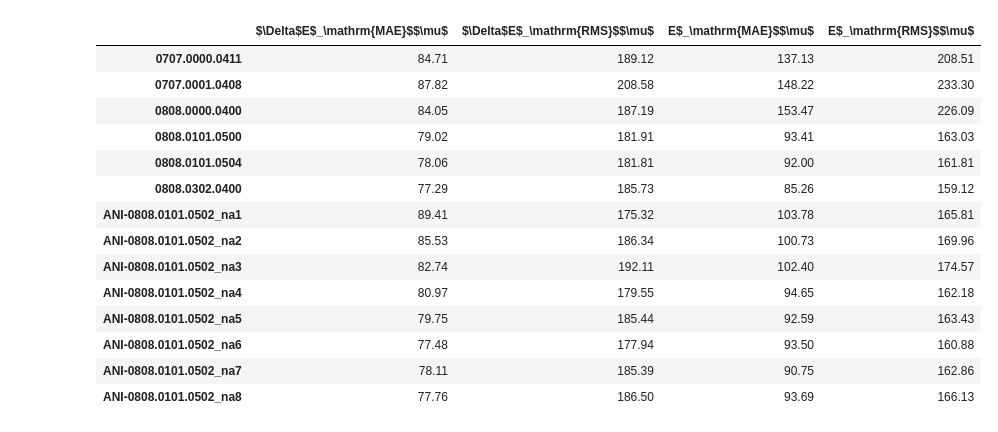
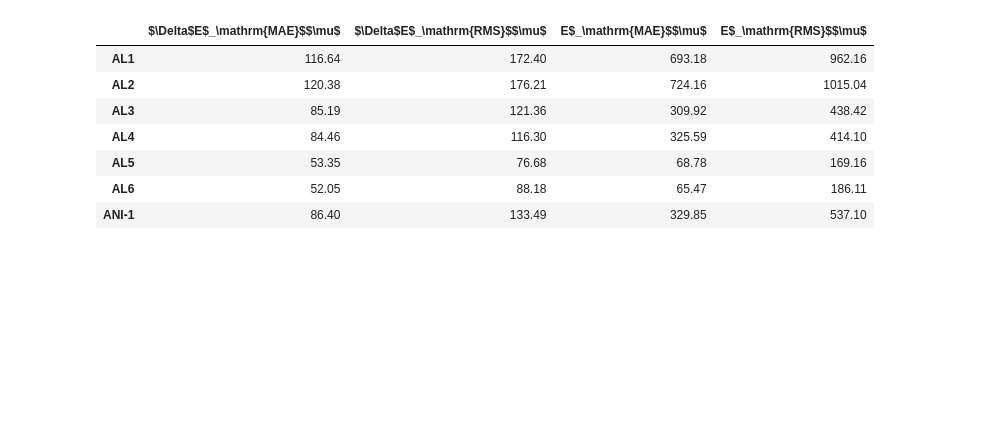
Before and after one commit to Jussmith01/ANI-Tools, a Jupyter notebook: notebooks/evaluate_tsdata.ipynb, the cells around one changed output. Cells and saved outputs as stored; diff of their text form; code cells hidden in the pictures; blank space fills up the shorter version.

```diff
--- a/notebooks/evaluate_tsdata.ipynb
+++ b/notebooks/evaluate_tsdata.ipynb
@@ -9,11 +9,11 @@ import matplotlib.pyplot as plt
 #import seaborn as sns
 pd.options.display.float_format = '{:.2f}'.format
 # %%
-#errdir = '/home/jujuman/Research/DataReductionMethods/model6r/error_compare/for_al_pub/'
+errdir = '/home/jujuman/Research/DataReductionMethods/model6r/error_compare/for_al_pub/'
 #errdir = '/home/jujuman/Research/DataReductionMethods/train_test/error_compare/'
-#tex_store = "/home/jujuman/Dropbox/ANAKIN-ME-RESEARCH/PUBLICATION-ActiveLearning/tables/AllTests_results_mean.tex"
-#xls_store = "/home/jujuman/Dropbox/ANAKIN-ME-RESEARCH/PUBLICATION-ActiveLearning/tables/AllTests_results_mean.xlsx"
-#tex_store = "/home/jujuman/Research/DataReductionMethods/train_test/tables/AllTests_results.tex"
+tex_store = "/home/jujuman/Dropbox/ANAKIN-ME-RESEARCH/PUBLICATION-ActiveLearning/tables/AllTests_results_mean.tex"
+xls_store = "/home/jujuman/Dropbox/ANAKIN-ME-RESEARCH/PUBLICATION-ActiveLearning/tables/AllTests_results_mean.xlsx"
+tex_store = "/home/jujuman/Research/DataReductionMethods/train_test/tables/AllTests_results.tex"
 
 #errdir = '/home/jujuman/Research/DataReductionMethods/model6r/error_compare/emax_compare/'
 #tex_store = "/home/jujuman/Dropbox/ANAKIN-ME-RESEARCH/PUBLICATION-ActiveLearning/tables/Emax_results_mean.tex"
@@ -21,19 +21,20 @@ pd.options.display.float_format = '{:.2f}'.format
 
 #errdir = '/home/jujuman/Research/DataReductionMethods/al_working_network/error_compare/'
 
-errdir = '/home/jujuman/Research/DataReductionMethods/train_test/error_compare/'
-tex_store = "/home/jujuman/Research/DataReductionMethods/al_working_network/tables/AllTests_results_mean.tex"
-xls_store = "/home/jujuman/Research/DataReductionMethods/al_working_network/tables/AllTests_results_mean.xlsx"
+#errdir = '/home/jujuman/Research/DataReductionMethods/train_test/error_compare/'
+#tex_store = "/home/jujuman/Research/DataReductionMethods/al_working_network/tables/AllTests_results_mean.tex"
+#xls_store = "/home/jujuman/Research/DataReductionMethods/al_working_network/tables/AllTests_results_mean.xlsx"
 
-#efiles = [errdir+f for f in os.listdir(errdir)]
-#tsname = ['DrugBank',
-#          'Tripeptide',
-#          'GDB07to09',
-#          'MDBenchmark',
-#          'GDB10to13',
-#          's66x8',
-#         ]
+efiles = [errdir+f for f in os.listdir(errdir)]
+tsname = ['DrugBank',
+          'Tripeptide',
+          'GDB07to09',
+          'MDBenchmark',
+          'GDB10to13',
+          's66x8',
+         ]
 
+'''
 efiles = [errdir+f for f in os.listdir(errdir)]
 tsname = ['GDB-07 (SFCl)',
           'GDB-08 (SFCl)',
@@ -46,6 +47,7 @@ tsname = ['GDB-07 (SFCl)',
           'GDB-10 (CHNO)',
           'GDB-11 (CHNO)',
          ]
+'''
 
 for i in efiles:
     print(i)
@@ -67,22 +62,15 @@ for i in efiles:
 # %%
 eed = aes.evaluate_ensemble_data(efiles)
-eed.get_totalerrorperatom_table(['GDB-10 (SFCl)','GDB-11 (SFCl)'])
+eed.get_totalerrorperatom_table(['DrugBank'])
 # %% [output]
 |  | $\Delta$E$_\mathrm{MAE}$$\mu$ | $\Delta$E$_\mathrm{RMS}$$\mu$ | E$_\mathrm{MAE}$$\mu$ | E$_\mathrm{RMS}$$\mu$ |
-| 0707.0000.0411 | 84.71 | 189.12 | 137.13 | 208.51 |
-| 0707.0001.0408 | 87.82 | 208.58 | 148.22 | 233.30 |
-| 0808.0000.0400 | 84.05 | 187.19 | 153.47 | 226.09 |
-| 0808.0101.0500 | 79.02 | 181.91 | 93.41 | 163.03 |
-| 0808.0101.0504 | 78.06 | 181.81 | 92.00 | 161.81 |
-| 0808.0302.0400 | 77.29 | 185.73 | 85.26 | 159.12 |
-| ANI-0808.0101.0502_na1 | 89.41 | 175.32 | 103.78 | 165.81 |
-| ANI-0808.0101.0502_na2 | 85.53 | 186.34 | 100.73 | 169.96 |
-| ANI-0808.0101.0502_na3 | 82.74 | 192.11 | 102.40 | 174.57 |
-| ANI-0808.0101.0502_na4 | 80.97 | 179.55 | 94.65 | 162.18 |
-| ANI-0808.0101.0502_na5 | 79.75 | 185.44 | 92.59 | 163.43 |
-| ANI-0808.0101.0502_na6 | 77.48 | 177.94 | 93.50 | 160.88 |
-| ANI-0808.0101.0502_na7 | 78.11 | 185.39 | 90.75 | 162.86 |
-| ANI-0808.0101.0502_na8 | 77.76 | 186.50 | 93.69 | 166.13 |
+| AL1 | 116.64 | 172.40 | 693.18 | 962.16 |
+| AL2 | 120.38 | 176.21 | 724.16 | 1015.04 |
+| AL3 | 85.19 | 121.36 | 309.92 | 438.42 |
+| AL4 | 84.46 | 116.30 | 325.59 | 414.10 |
+| AL5 | 53.35 | 76.68 | 68.78 | 169.16 |
+| AL6 | 52.05 | 88.18 | 65.47 | 186.11 |
+| ANI-1 | 86.40 | 133.49 | 329.85 | 537.10 |
 # %%
 #eed.get_ntwrk_error_table('0707.0001.0400')
 # %%
```
Also changed, not shown: parts of 9 cells of this notebook, 9 other files.
